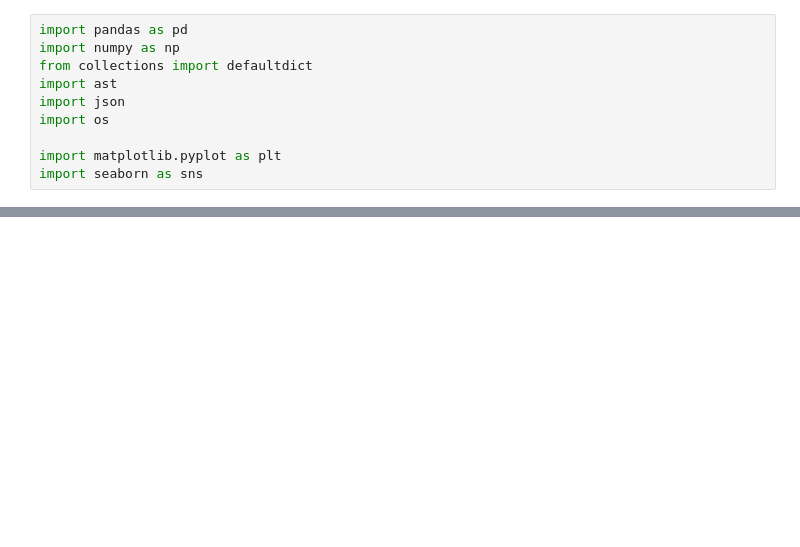
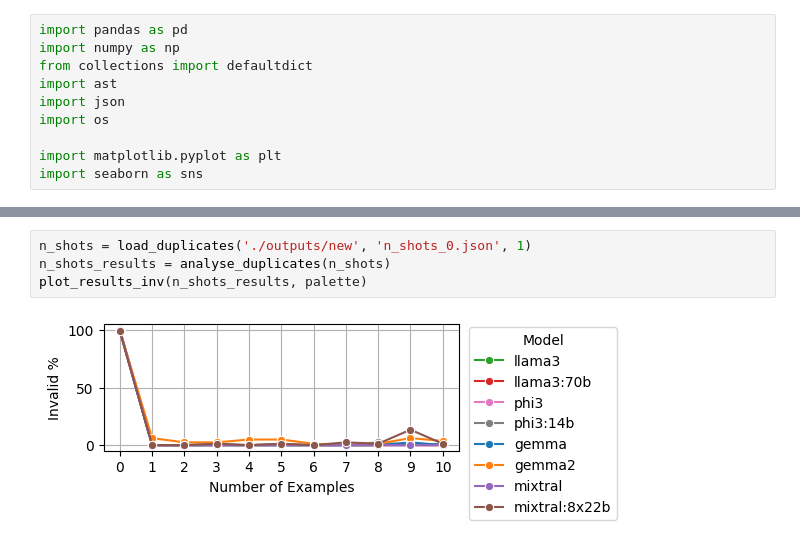
Before and after one commit to davidcoscor/ncRNA-AI, a Jupyter notebook: misc/llm_output_analysis.ipynb, the cells around one changed output, grey strips where cells are left out. Saved outputs shown, nothing was run; the diff lists cells and outputs as text; blank space fills up the shorter version.

```diff
--- a/misc/llm_output_analysis.ipynb
+++ b/misc/llm_output_analysis.ipynb
@@ -98,0 +229,6 @@ plot_results(chained_results, palette)
+# %%
+n_shots = load_duplicates('./outputs/new', 'n_shots_0.json', 1)
+n_shots_results = analyse_duplicates(n_shots)
+plot_results_inv(n_shots_results, palette)
+# %% [output]
+[figure, added]
```
Also changed, not shown: parts of 10 cells of this notebook, 7 other files.
